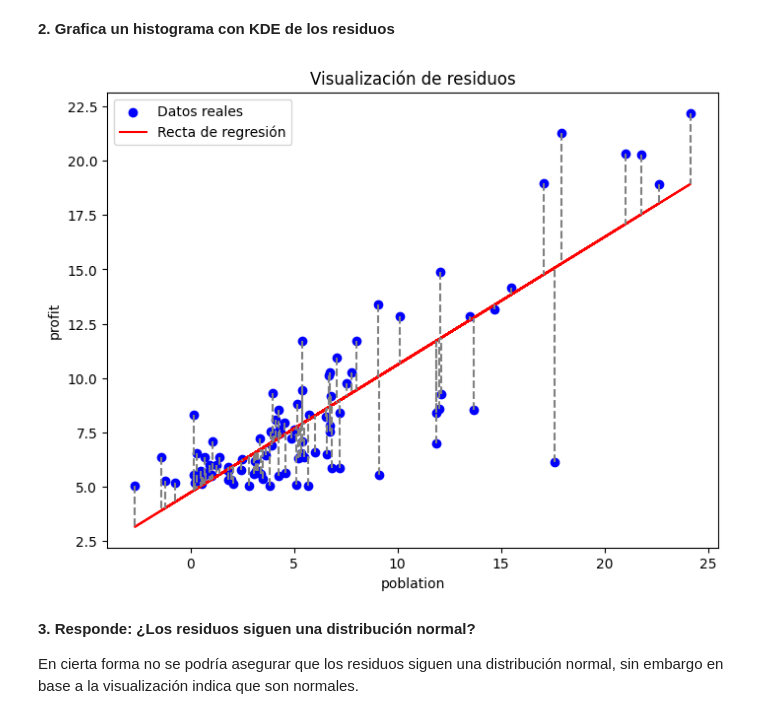
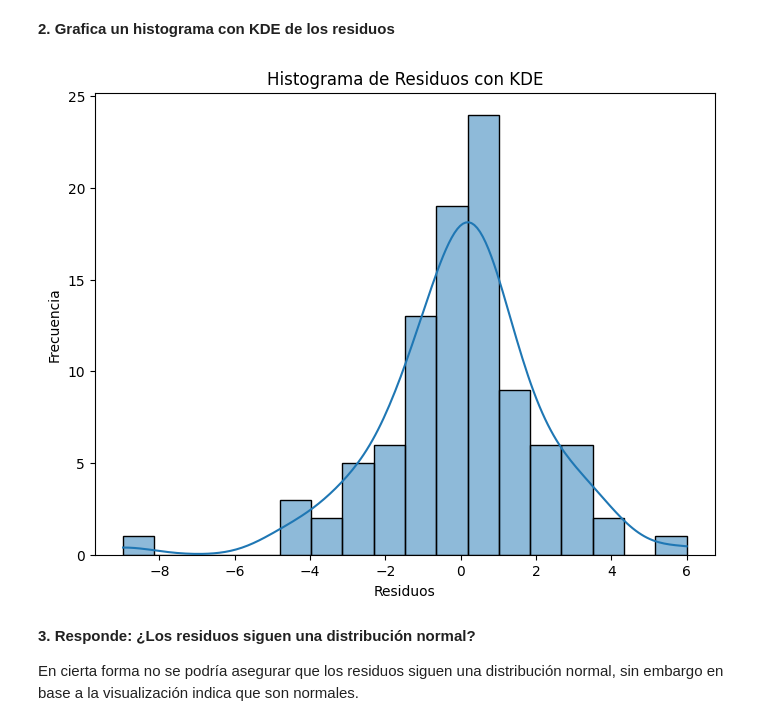
Before and after one commit to jonathanahc/Practicas, a Jupyter notebook: Práctica23RegresiónLinealSimple.ipynb, the cells around one changed output. Saved outputs shown, nothing was run; the diff lists cells and outputs as text; code cells hidden in the pictures.

```diff
--- a/Práctica23RegresiónLinealSimple.ipynb
+++ b/Práctica23RegresiónLinealSimple.ipynb
@@ -227,21 +227,15 @@ df.loc[:, 'y_pred'] = model.predict(df[['profit']])
 df.loc[:, 'residuo'] = df['poblation'] - df['y_pred']
 # %% [markdown]
 **2. Grafica un histograma con KDE de los residuos**
-# %%
-plt.figure(figsize=(8, 6))
-plt.scatter(df['profit'], df['poblation'], color='blue', label='Datos reales')
-plt.plot(df['profit'], df['y_pred'], color='red', label='Recta de regresión')
-
-for i in range(len(df)):
-  plt.plot([df.loc[i, 'profit'], df.loc[i, 'profit']], [df.loc[i, 'poblation'], df.loc[i, 'y_pred']], color='gray', linestyle='--')
-
-plt.title('Visualización de residuos')
-plt.xlabel('poblation')
-plt.ylabel('profit')
-plt.legend()
-plt.show()
-# %% [output]
-[figure, removed]
+# %%
+plt.figure(figsize=(8, 6))
+sns.histplot(df.loc[:, 'residuo'], kde=True)
+plt.title('Histograma de Residuos con KDE')
+plt.xlabel('Residuos')
+plt.ylabel('Frecuencia')
+plt.show()
+# %% [output]
+[figure, added]
 # %% [markdown]
 **3. Responde: ¿Los residuos siguen una distribución normal?**
 
```
